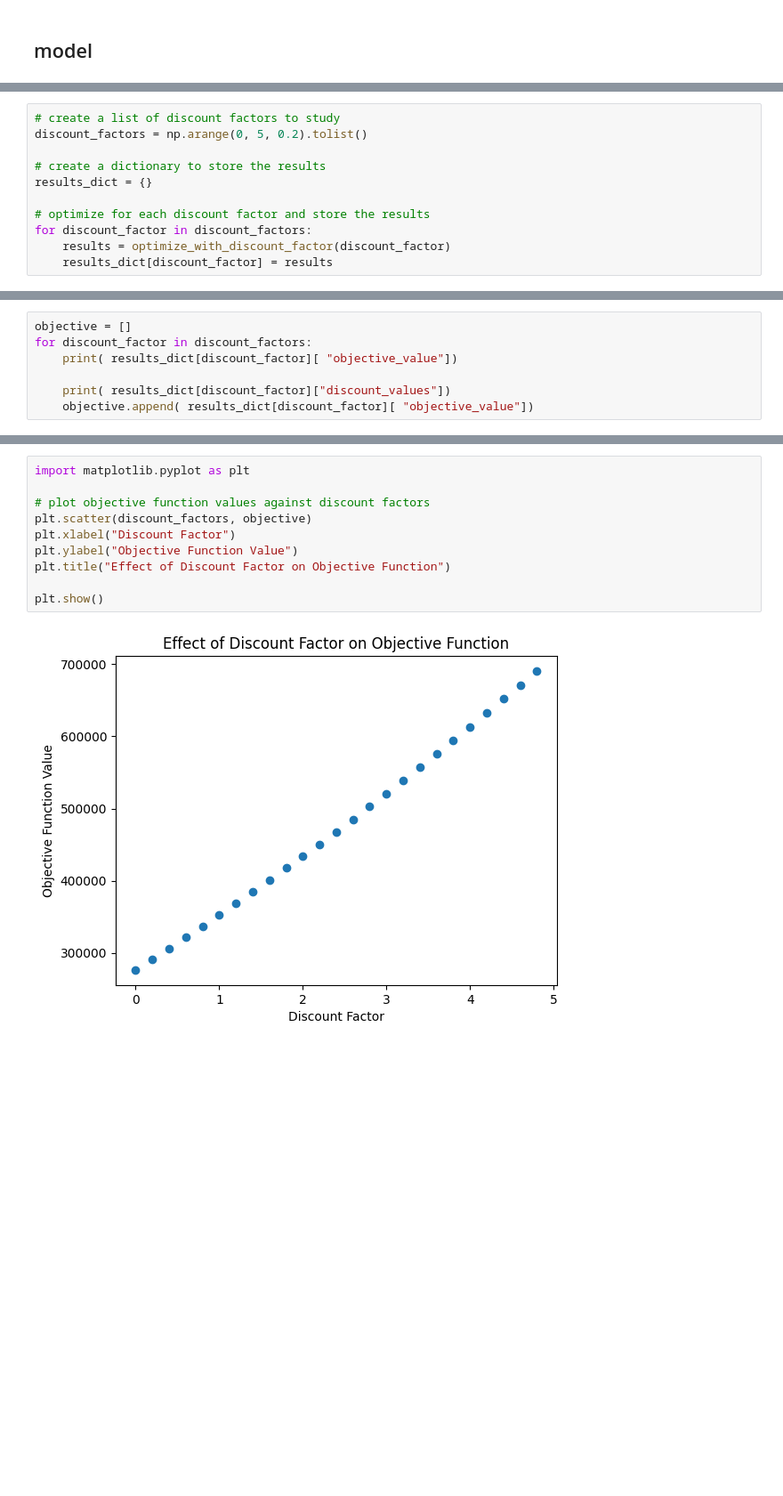
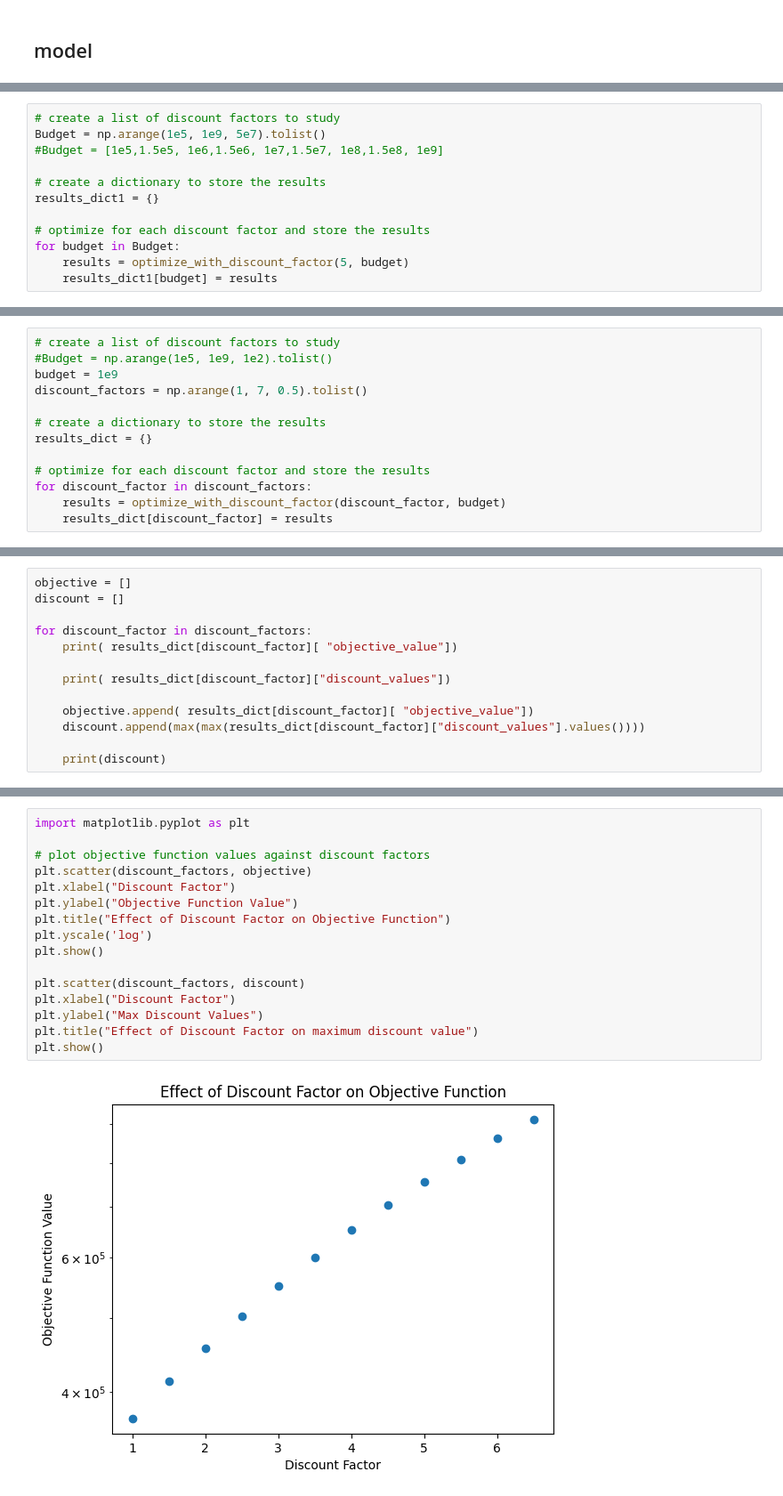
Before and after one commit to owowouwu/optimisation-ass-2, a Jupyter notebook: model_experiments.ipynb, the cells around one changed output, grey strips where cells are left out. Shown at 89% size. Drawn from its saved outputs; the diff is of its cells as text; blank space fills up the shorter version.

```diff
--- a/model_experiments.ipynb
+++ b/model_experiments.ipynb
@@ -177,13 +179,14 @@ def optimize_with_discount_factor(DISCOUNT_FACTOR):
     return results
 # %%
 # create a list of discount factors to study
-discount_factors = np.arange(0, 5, 0.2).tolist()
+Budget = np.arange(1e5, 1e9, 5e7).tolist()
+#Budget = [1e5,1.5e5, 1e6,1.5e6, 1e7,1.5e7, 1e8,1.5e8, 1e9]
 
 # create a dictionary to store the results
-results_dict = {}
+results_dict1 = {}
 
 # optimize for each discount factor and store the results
-for discount_factor in discount_factors:
-    results = optimize_with_discount_factor(discount_factor)
-    results_dict[discount_factor] = results
+for budget in Budget:
+    results = optimize_with_discount_factor(5, budget)
+    results_dict1[budget] = results
 # %% [output]
@@ -206,0 +210,13 @@ Best objective 6.906598653695e+05, best bound 6.907108128915e+05, gap 0.0074%
+# %%
+# create a list of discount factors to study
+#Budget = np.arange(1e5, 1e9, 1e2).tolist()
+budget = 1e9
+discount_factors = np.arange(1, 7, 0.5).tolist()
+
+# create a dictionary to store the results
+results_dict = {}
+
+# optimize for each discount factor and store the results
+for discount_factor in discount_factors:
+    results = optimize_with_discount_factor(discount_factor, budget)
+    results_dict[discount_factor] = results
@@ -207,8 +241,14 @@ Best objective 6.906598653695e+05, best bound 6.907108128915e+05, gap 0.0074%
 # %%
 objective = []
+discount = []
+
 for discount_factor in discount_factors:
     print( results_dict[discount_factor][ "objective_value"])
 
     print( results_dict[discount_factor]["discount_values"])
+
     objective.append( results_dict[discount_factor][ "objective_value"])
+    discount.append(max(max(results_dict[discount_factor]["discount_values"].values())))
+
+    print(discount)
 # %% [output]
@@ -232,12 +301,18 @@ for discount_factor in discount_factors:
 # %%
 import matplotlib.pyplot as plt
 
 # plot objective function values against discount factors
 plt.scatter(discount_factors, objective)
 plt.xlabel("Discount Factor")
 plt.ylabel("Objective Function Value")
 plt.title("Effect of Discount Factor on Objective Function")
+plt.yscale('log')
+plt.show()
 
+plt.scatter(discount_factors, discount)
+plt.xlabel("Discount Factor")
+plt.ylabel("Max Discount Values")
+plt.title("Effect of Discount Factor on maximum discount value")
 plt.show()
 # %% [output]
-[figure, old version]
+[figure, new version]
```
Also changed, not shown: parts of 10 cells of this notebook.
